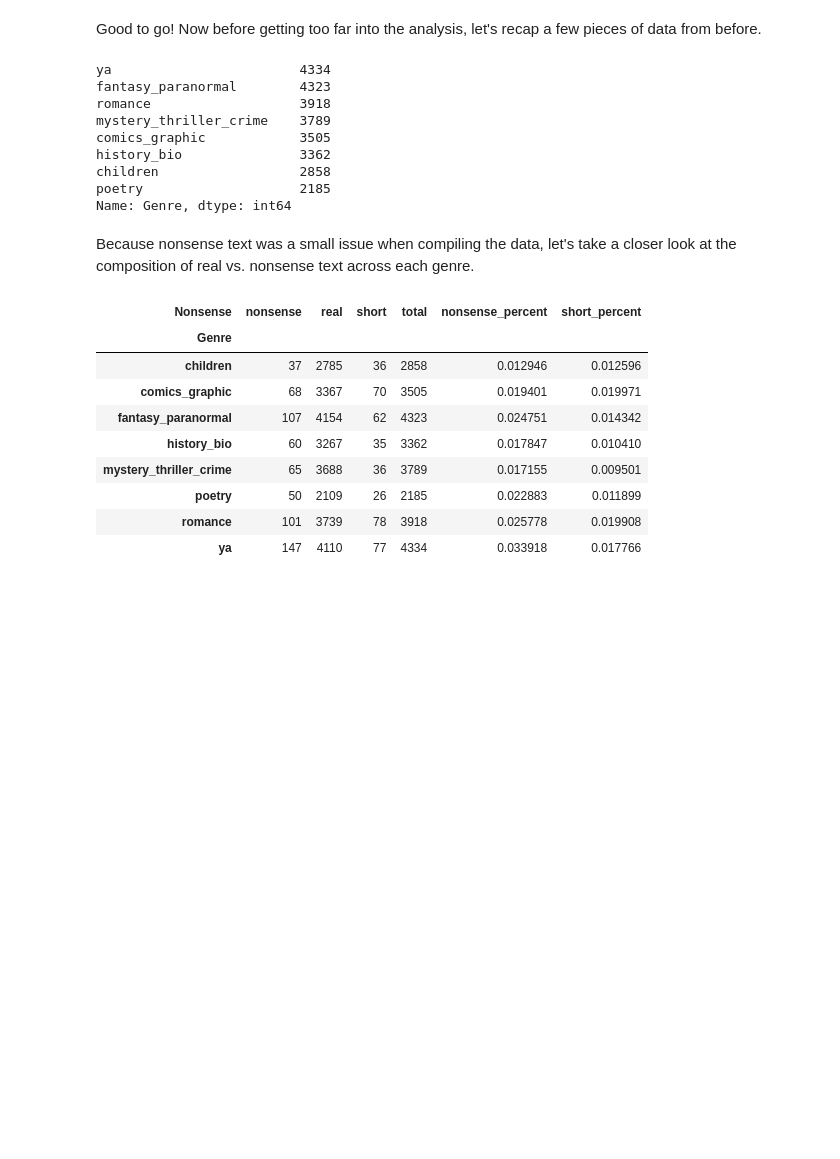
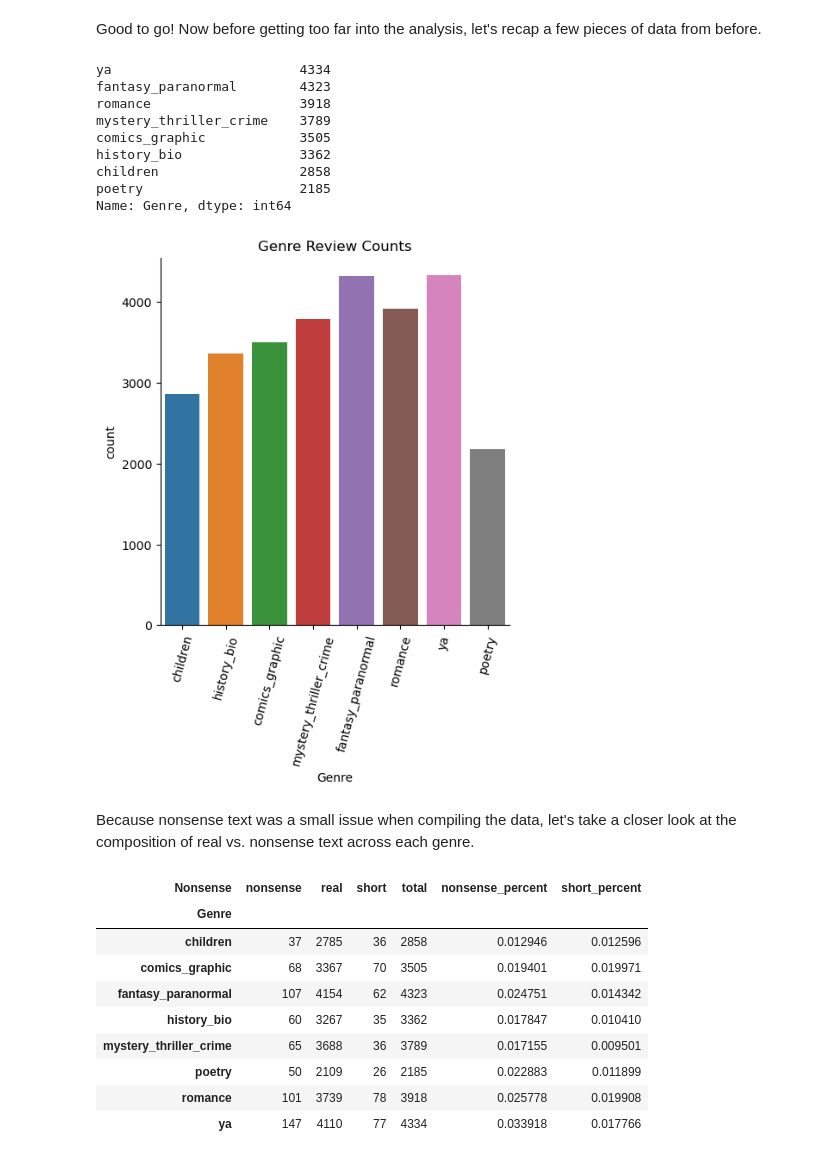
Before and after one commit to Data-Science-for-Linguists-2023/Goodreads-Genre-Reviews-Analysis, a Jupyter notebook: Data_Analysis.ipynb, the cells around one changed output. Cells and saved outputs as stored; diff of their text form; code cells hidden in the pictures; blank space fills up the shorter version.

```diff
--- a/Data_Analysis.ipynb
+++ b/Data_Analysis.ipynb
@@ -98,3 +102,14 @@ Name: Genre, dtype: int64
+# %%
+sns.catplot(x='Genre', kind='count', data=df)
+plt.title('Genre Review Counts')
+plt.xticks(rotation=75)
+
+new_path = img_path + '/genre_counts.png'
+plt.savefig(new_path, bbox_inches='tight', pad_inches=0.25)
+
+plt.show()
+# %% [output]
+[figure, added]
 # %% [markdown]
 Because nonsense text was a small issue when compiling the data, let's take a closer look at the composition of real vs. nonsense text across each genre.
 # %%
```
Also changed, not shown: parts of 5 cells of this notebook, 10 other files.
